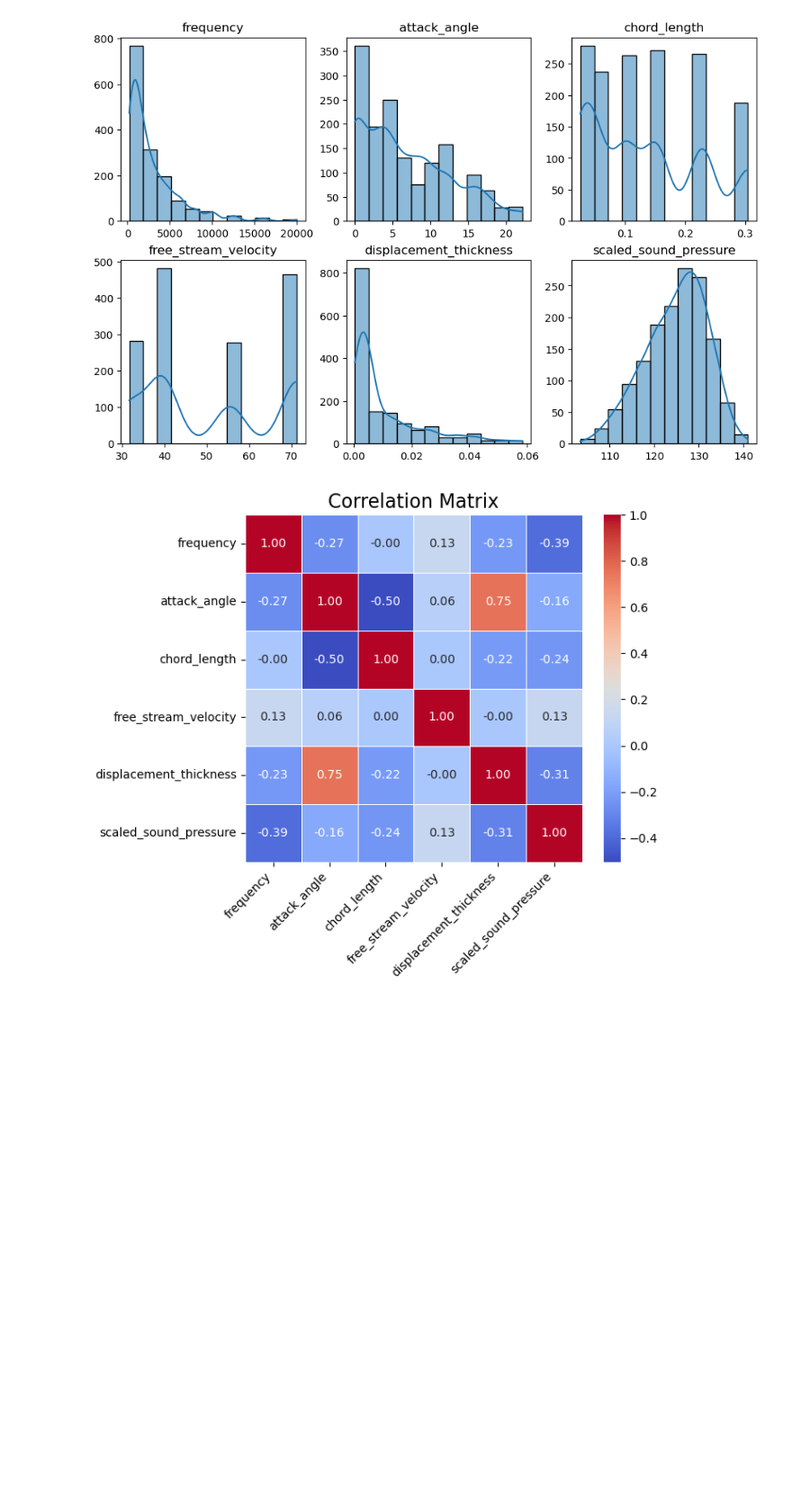
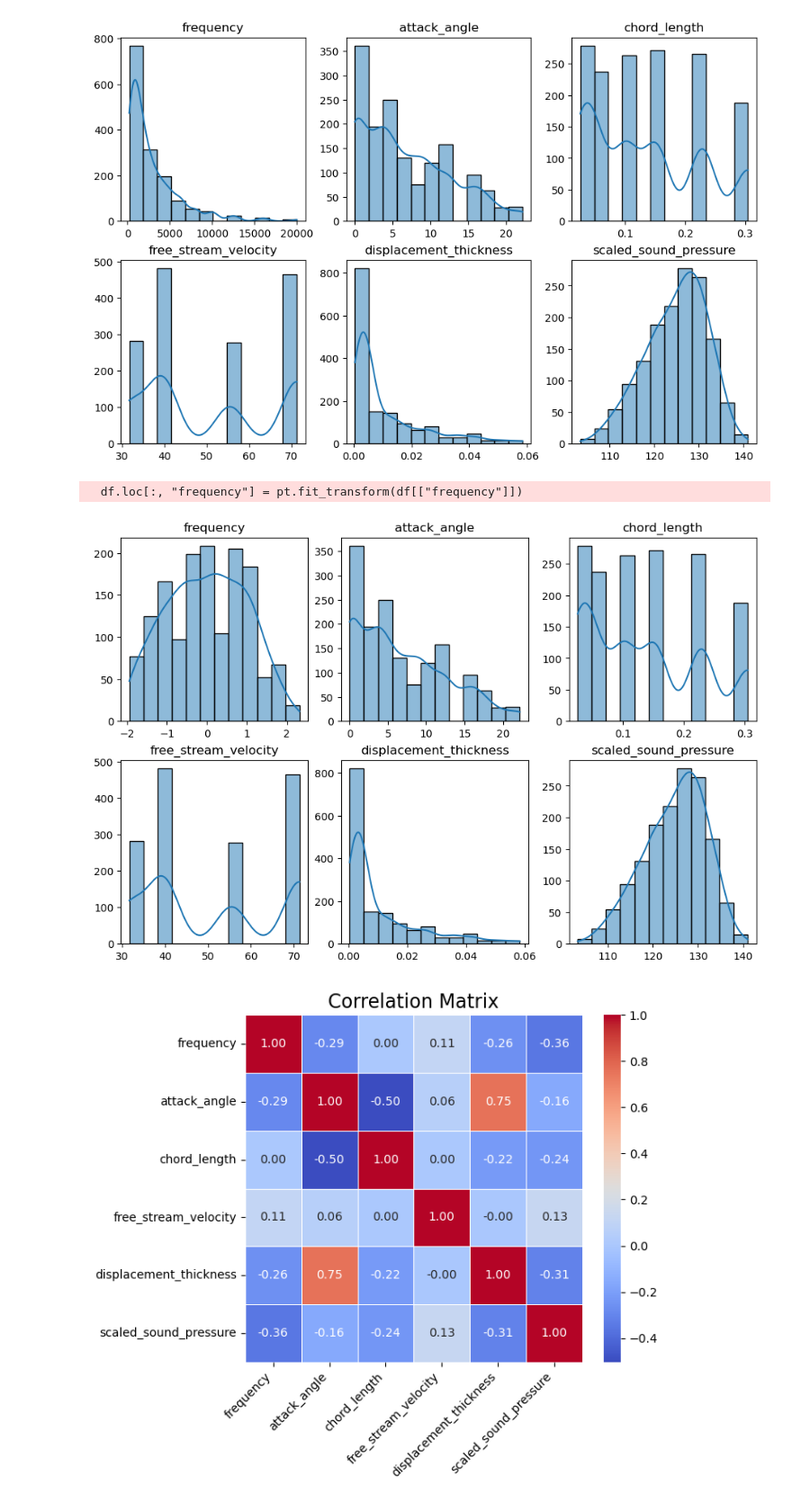
Before and after one commit to thiagoneye/master-machine_learning, a Jupyter notebook: notebooks/final_project.ipynb, the cells around one changed output. Shown at 90% size. Saved outputs shown, nothing was run; the diff lists cells and outputs as text; code cells hidden in the pictures; blank space fills up the shorter version.

```diff
--- a/notebooks/final_project.ipynb
+++ b/notebooks/final_project.ipynb
@@ -187,6 +187,28 @@ for idx, col in enumerate(df.columns):
         axes[idx].set_ylabel("")
 # %% [output]
 [figure]
+# %%
+pt = PowerTransformer(method="yeo-johnson", standardize=True)
+df.loc[:, "frequency"] = pt.fit_transform(df[["frequency"]])
+# %% [output]
+  df.loc[:, "frequency"] = pt.fit_transform(df[["frequency"]])
+# %%
+# Plot of Histograms
+
+fig, axes = plt.subplots(ncols=3, nrows=2, figsize=(9, 6), constrained_layout=True)
+axes = axes.flatten()
+
+for idx, col in enumerate(df.columns):
+    if col != "type":
+        data = df[col].values
+        k, _ = sturges_bins(data)
+
+        sns.histplot(data=data, bins=k, kde=True, ax=axes[idx])
+        axes[idx].set_title(col)
+        axes[idx].set_xlabel("")
+        axes[idx].set_ylabel("")
+# %% [output]
+[figure, added]
 # %%
 # Correlation Matrix
 
```
Also changed, not shown: parts of 17 cells of this notebook, 1 other file.
